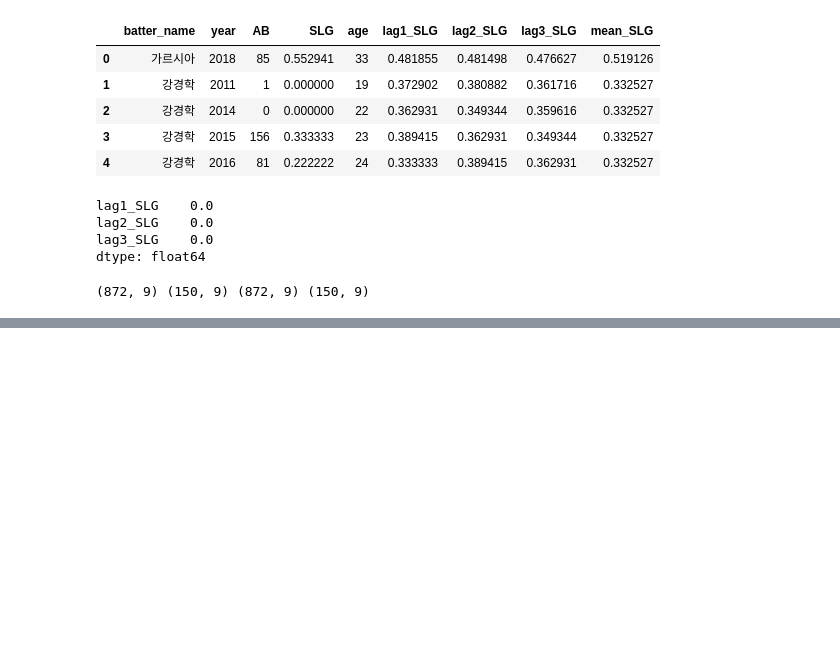
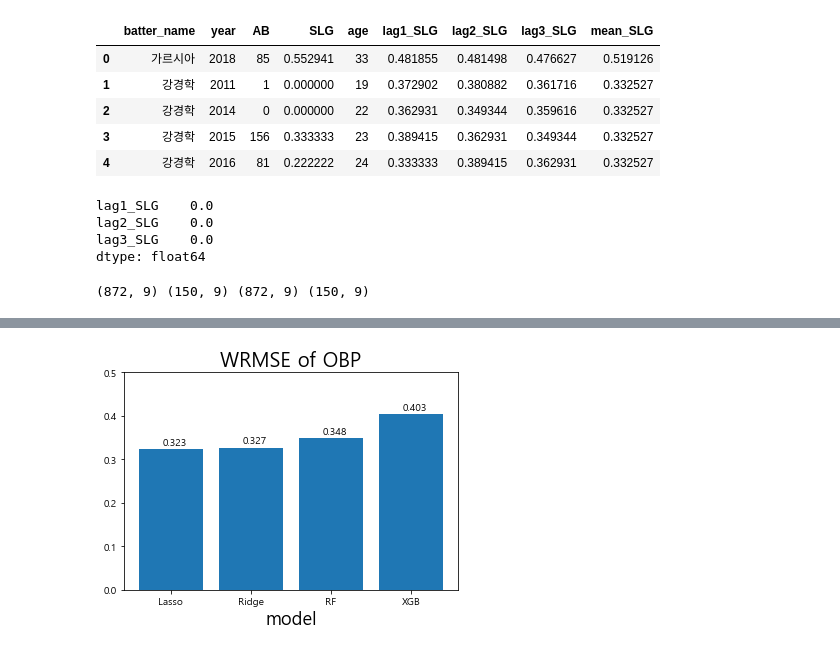
Before and after one commit to msio900/dacon_1st_solution, a Jupyter notebook: Chap01_practice.ipynb, the cells around one changed output, grey strips where cells are left out. Cells and saved outputs as stored; diff of their text form; code cells hidden in the pictures; blank space fills up the shorter version.

```diff
--- a/Chap01_practice.ipynb
+++ b/Chap01_practice.ipynb
@@ -1068,0 +1071,28 @@ print(f"걸린시간 : {np.round(time.time() - start,3)}초") # 현재시간 –
+# %%
+# 테스트 데이터셋(2018년)의 선수들의 OBP를 예측
+Lasso_OBP = OBP_linear_models['Lasso'].predict(OBP_test.iloc[:,-5:])
+Ridge_OBP = OBP_linear_models['Ridge'].predict(OBP_test.iloc[:,-5:])
+RF_OBP = OBP_RF_models['RF'].predict(OBP_test.iloc[:,-5:])
+XGB_OBP = XGB_OBP_gridsearch.predict(OBP_test.iloc[:,-5:])
+
+# test 데이터의 WRMSE 계산
+wrmse_score = [wrmse(OBP_test['OBP'], OBP_test['AB'], Lasso_OBP),
+               wrmse(OBP_test['OBP'], OBP_test['AB'], Ridge_OBP),
+               wrmse(OBP_test['OBP'], OBP_test['AB'], RF_OBP),
+               wrmse(OBP_test['OBP'], OBP_test['AB'], XGB_OBP)]
+
+x_lab = ['Lasso', 'Ridge', 'RF', 'XGB']
+
+plt.bar(x_lab, wrmse_score)
+plt.title('WRMSE of OBP', fontsize=20)
+plt.xlabel('model', fontsize=18)
+plt.ylabel('', fontsize=18)
+plt.ylim(0,0.5)
+
+# 막대그래프 위에 값을 표시해준다.
+for i, v in enumerate(wrmse_score):
+    plt.text(i-0.1, v + 0.01, str(np.round(v,3))) # x 좌표, y 좌표, 텍스트를 표현한다.
+
+plt.show()
+# %% [output]
+[figure, added]
```
Also changed, not shown: parts of 9 cells of this notebook, 2 other files.
